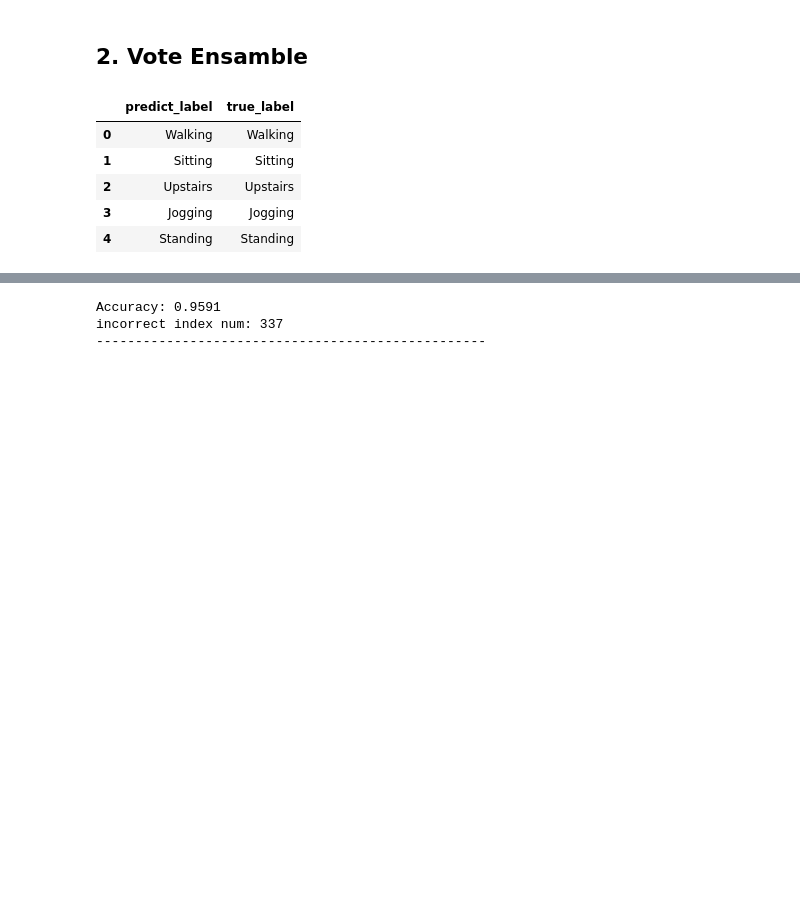
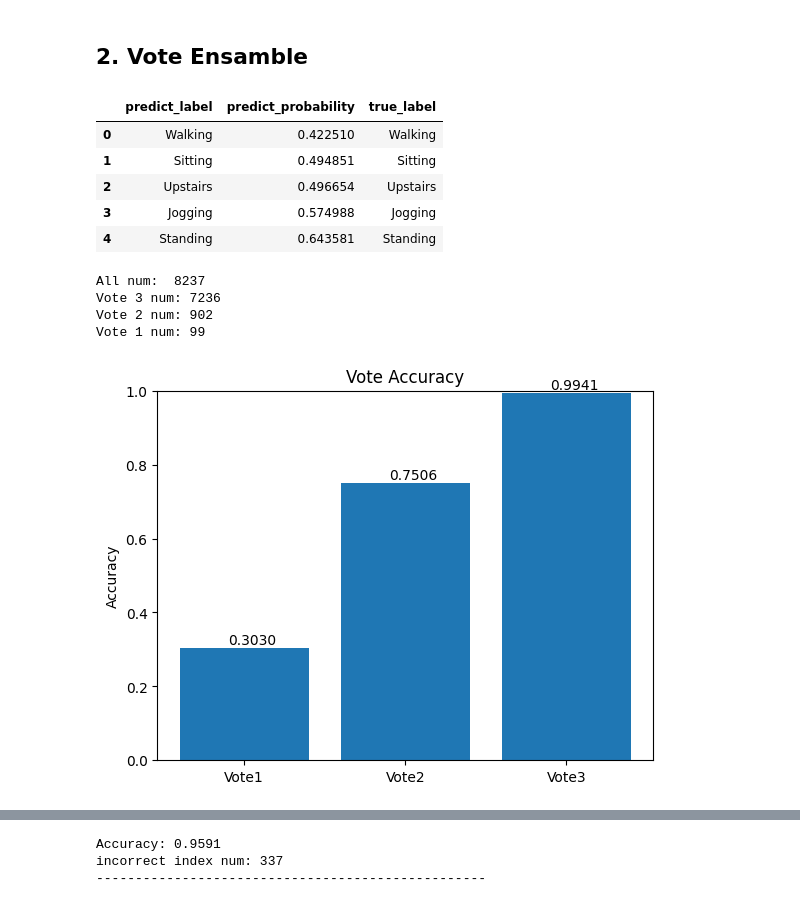
Before and after one commit to rakawanegan/humanactivityrecognition_portfolio, a Jupyter notebook: result/error_bar/analysis.ipynb, the cells around one changed output, grey strips where cells are left out. Cells and saved outputs as stored; diff of their text form; code cells hidden in the pictures; blank space fills up the shorter version.

```diff
--- a/result/error_bar/analysis.ipynb
+++ b/result/error_bar/analysis.ipynb
@@ -301,14 +318,66 @@ Name: count, dtype: int64
 # %% [markdown]
 ## 2. Vote Ensamble
 # %%
-ensamble2_Series = pd.concat([cnn1d_df.loc[:, "predict_label"].copy(), convbbt_df.loc[:, "predict_label"].copy(), vit_df.loc[:, "predict_label"].copy()], axis=1).apply(lambda x: x.value_counts().idxmax(), axis=1)
-ensamble2_df = pd.DataFrame({"predict_label": ensamble2_Series, "true_label": true_label.map(lambda x: LABELS[x])})
+modelnames = ["CNN1D", "ConvBackBoneTransformer", "VisionTransformer"]
+ensamble2_label_df = pd.concat([cnn1d_df.loc[:, "predict_label"].copy(), convbbt_df.loc[:, "predict_label"].copy(), vit_df.loc[:, "predict_label"].copy()], axis=1)
+ensamble2_probability_df= pd.concat([cnn1d_df.loc[:, "predict_probability"].copy(), convbbt_df.loc[:, "predict_probability"].copy(), vit_df.loc[:, "predict_probability"].copy()], axis=1)
+ensamble2_label_df.columns = modelnames
+ensamble2_probability_df.columns = modelnames
+ensamble2_df = pd.DataFrame({
+                        "predict_label": ensamble2_label_df.apply(lambda x: x.value_counts().idxmax(), axis=1),
+                        "predict_probability": ensamble2_probability_df.max(axis=1),
+                        "true_label": true_label.map(lambda x: LABELS[x]), "predict_probability": ensamble2_probability_df.max(axis=1),
+                        })
 # %%
 ensamble2_df.head()
 # %% [output]
-|  | predict_label | true_label |
-| 0 | Walking | Walking |
-| 1 | Sitting | Sitting |
-| 2 | Upstairs | Upstairs |
-| 3 | Jogging | Jogging |
-| 4 | Standing | Standing |
+|  | predict_label | predict_probability | true_label |
+| 0 | Walking | 0.422510 | Walking |
+| 1 | Sitting | 0.494851 | Sitting |
+| 2 | Upstairs | 0.496654 | Upstairs |
+| 3 | Jogging | 0.574988 | Jogging |
+| 4 | Standing | 0.643581 | Standing |
+# %%
+value_counts = ensamble2_label_df.apply(lambda x: x.value_counts(), axis=1)
+
+vote_3_index = value_counts.loc[(value_counts == 3).apply(lambda x: any(x), axis=1),:].index
+vote_2_index = value_counts.loc[(value_counts == 2).apply(lambda x: any(x), axis=1),:].index
+vote_1_index = list(set(value_counts.loc[(value_counts == 1).apply(lambda x: any(x), axis=1),:].index) - set(vote_2_index))
+
+vote_3 = pd.DataFrame({
+                "predict_label": ensamble2_label_df.loc[vote_3_index,:].apply(lambda x: x.value_counts().idxmax(), axis=1),
+                "true_label": true_label.loc[vote_3_index].map(lambda x: LABELS[x])
+                })
+vote_2 = pd.DataFrame({
+                "predict_label": ensamble2_label_df.loc[vote_2_index,:].apply(lambda x: x.value_counts().idxmax(), axis=1),
+                "true_label": true_label.loc[vote_2_index].map(lambda x: LABELS[x])
+                })
+vote_1 = pd.DataFrame({
+                "predict_label": ensamble2_label_df.loc[vote_1_index,:].apply(lambda x: x.value_counts().idxmax(), axis=1),
+                "true_label": true_label.loc[vote_1_index].map(lambda x: LABELS[x])
+                })
+# %%
+print('All num: ', len(ensamble2_label_df))
+print(f'Vote 3 num: {len(vote_3)}')
+print(f'Vote 2 num: {len(vote_2)}')
+print(f'Vote 1 num: {len(vote_1)}')
+# %% [output]
+All num:  8237
+Vote 3 num: 7236
+Vote 2 num: 902
+Vote 1 num: 99
+# %%
+vote1_acc = calc_accuracy(vote_1)
+vote2_acc = calc_accuracy(vote_2)
+vote3_acc = calc_accuracy(vote_3)
+plt.bar(["Vote1", "Vote2", "Vote3"], [vote1_acc, vote2_acc, vote3_acc])
+plt.text(-0.1, vote1_acc+0.01, f'{vote1_acc:.4f}')
+plt.text(0.9, vote2_acc+0.01, f'{vote2_acc:.4f}')
+plt.text(1.9, vote3_acc+0.01, f'{vote3_acc:.4f}')
+plt.title('Vote Accuracy')
+plt.ylabel('Accuracy')
+plt.ylim(0,1)
+plt.savefig('assets/vote-ensamble-accuracy.png')
+plt.show()
+# %% [output]
+[figure, added]
```
Also changed, not shown: parts of 28 cells of this notebook, 2 other files.
